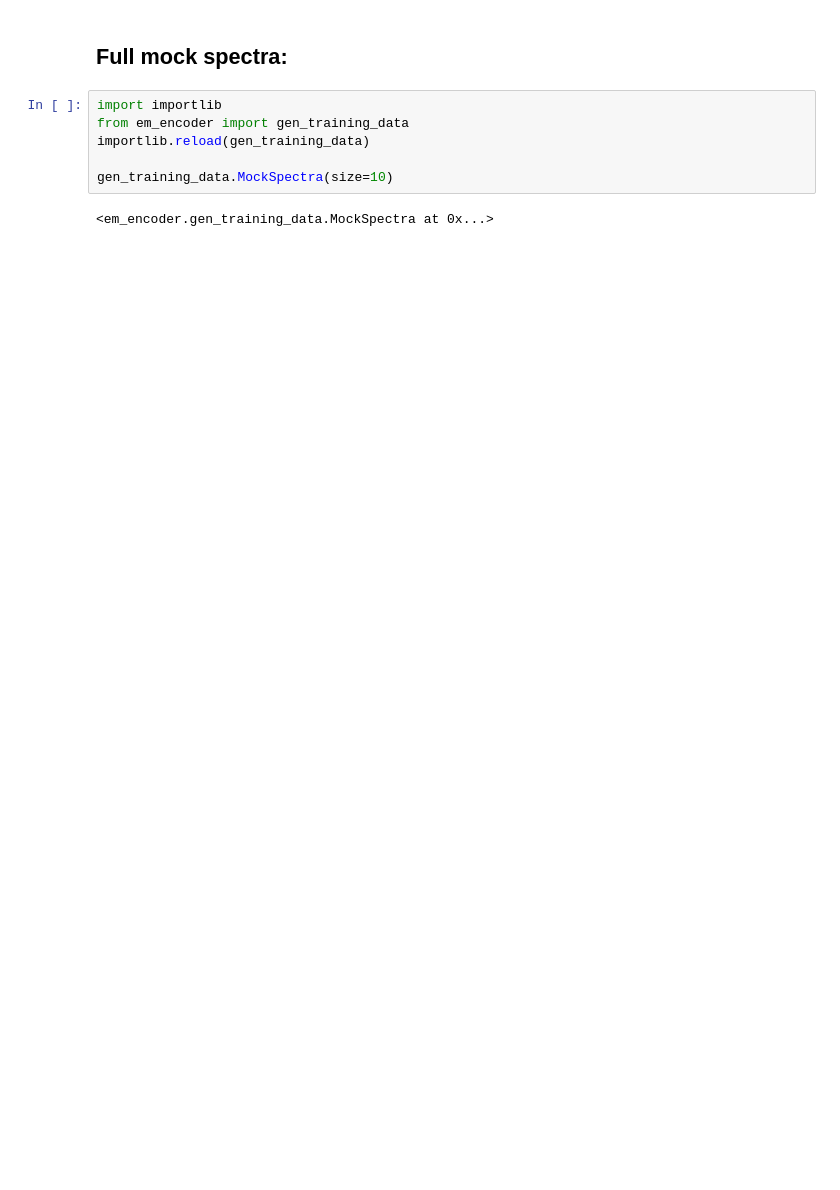
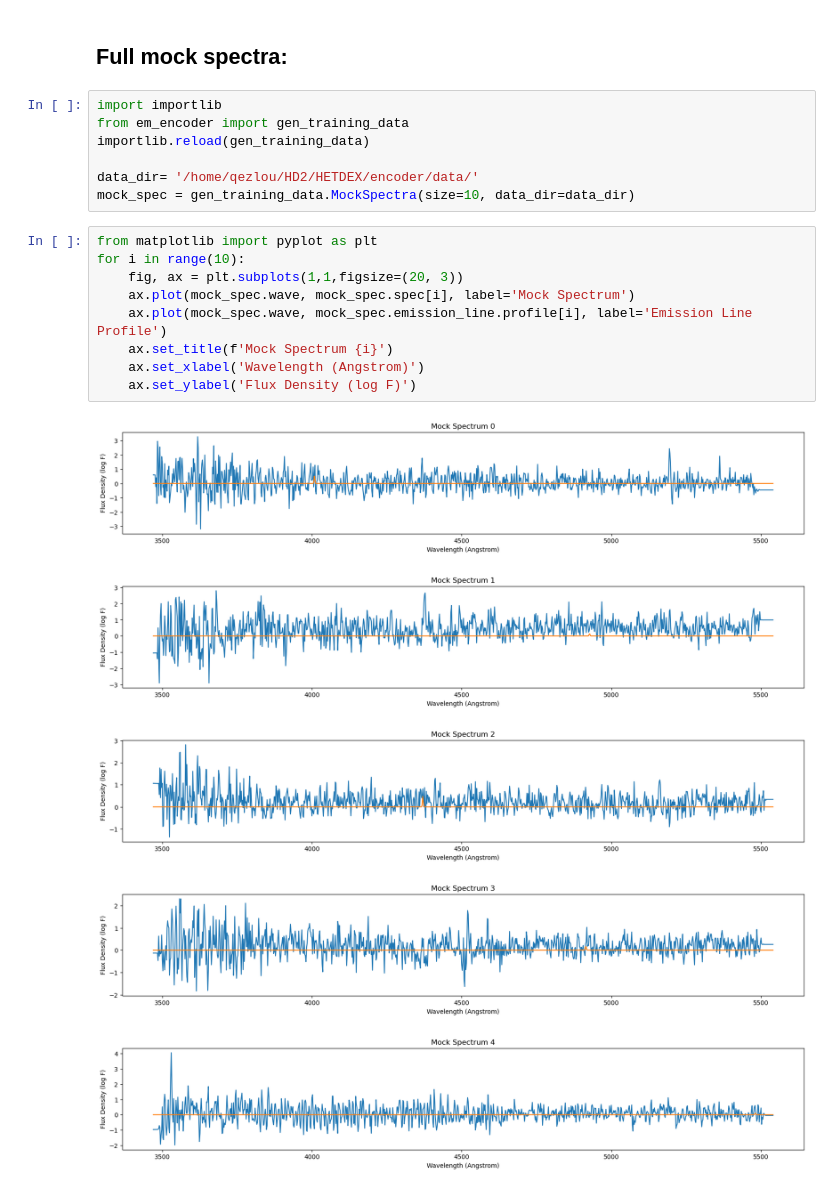
Before and after one commit to qezlou/BlindSight, a Jupyter notebook: notebooks/mock_spectra.ipynb, the cells around one changed output. Cells and saved outputs as stored; diff of their text form; blank space fills up the shorter version.

```diff
--- a/notebooks/mock_spectra.ipynb
+++ b/notebooks/mock_spectra.ipynb
@@ -67,6 +78,20 @@ import importlib
 from em_encoder import gen_training_data
 importlib.reload(gen_training_data)
 
-gen_training_data.MockSpectra(size=10)
+data_dir= '/home/qezlou/HD2/HETDEX/encoder/data/'
+mock_spec = gen_training_data.MockSpectra(size=10, data_dir=data_dir)
-# %% [output]
-<em_encoder.gen_training_data.MockSpectra at 0x...>
+# %%
+from matplotlib import pyplot as plt
+for i in range(10):
+    fig, ax = plt.subplots(1,1,figsize=(20, 3))
+    ax.plot(mock_spec.wave, mock_spec.spec[i], label='Mock Spectrum')
+    ax.plot(mock_spec.wave, mock_spec.emission_line.profile[i], label='Emission Line Profile')
+    ax.set_title(f'Mock Spectrum {i}')
+    ax.set_xlabel('Wavelength (Angstrom)')
+    ax.set_ylabel('Flux Density (log F)')
+# %% [output]
+[figure, added]
+[figure, added]
+[figure, added]
+[figure, added]
+[figure, added]
```
Also changed, not shown: parts of 5 cells of this notebook, 2 other files.
